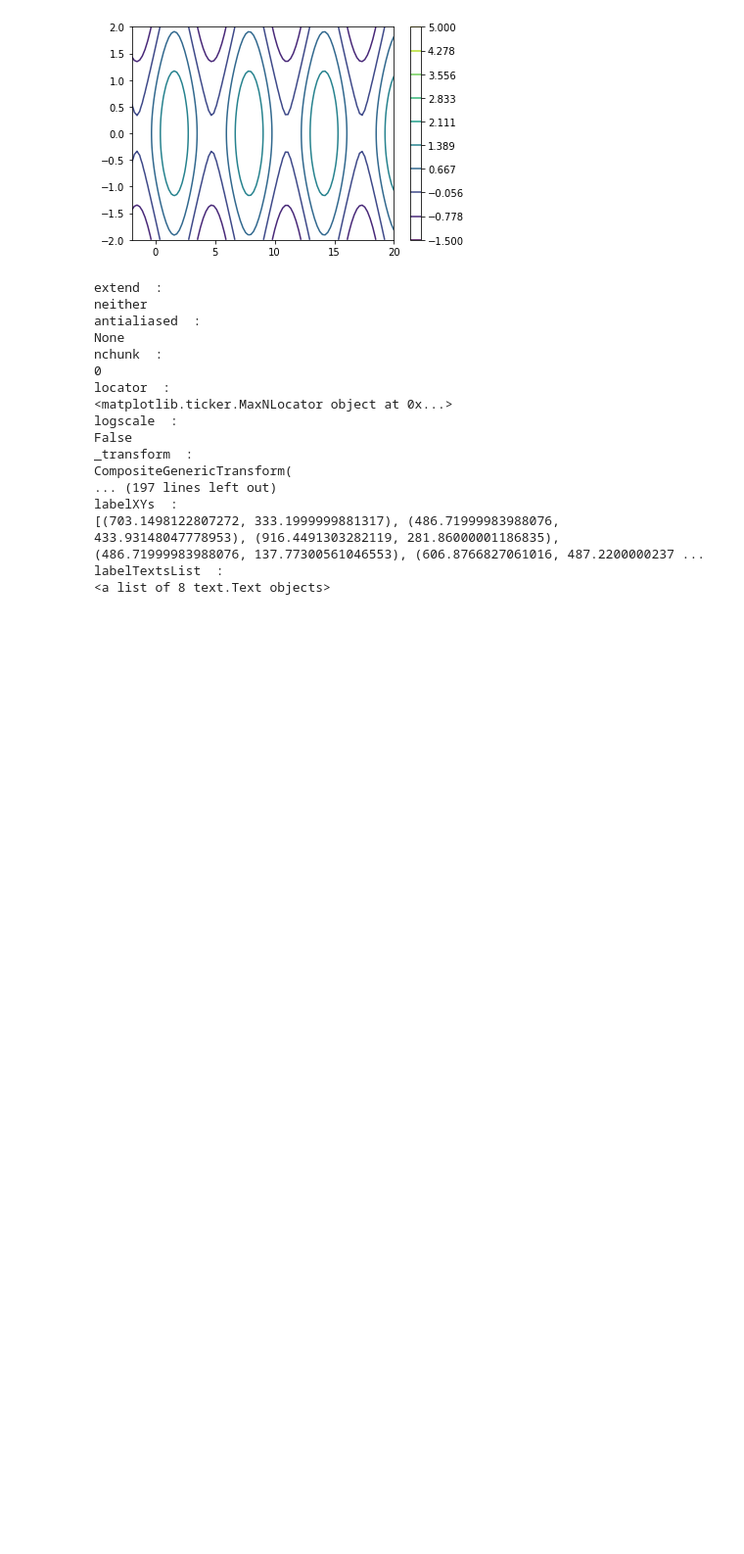
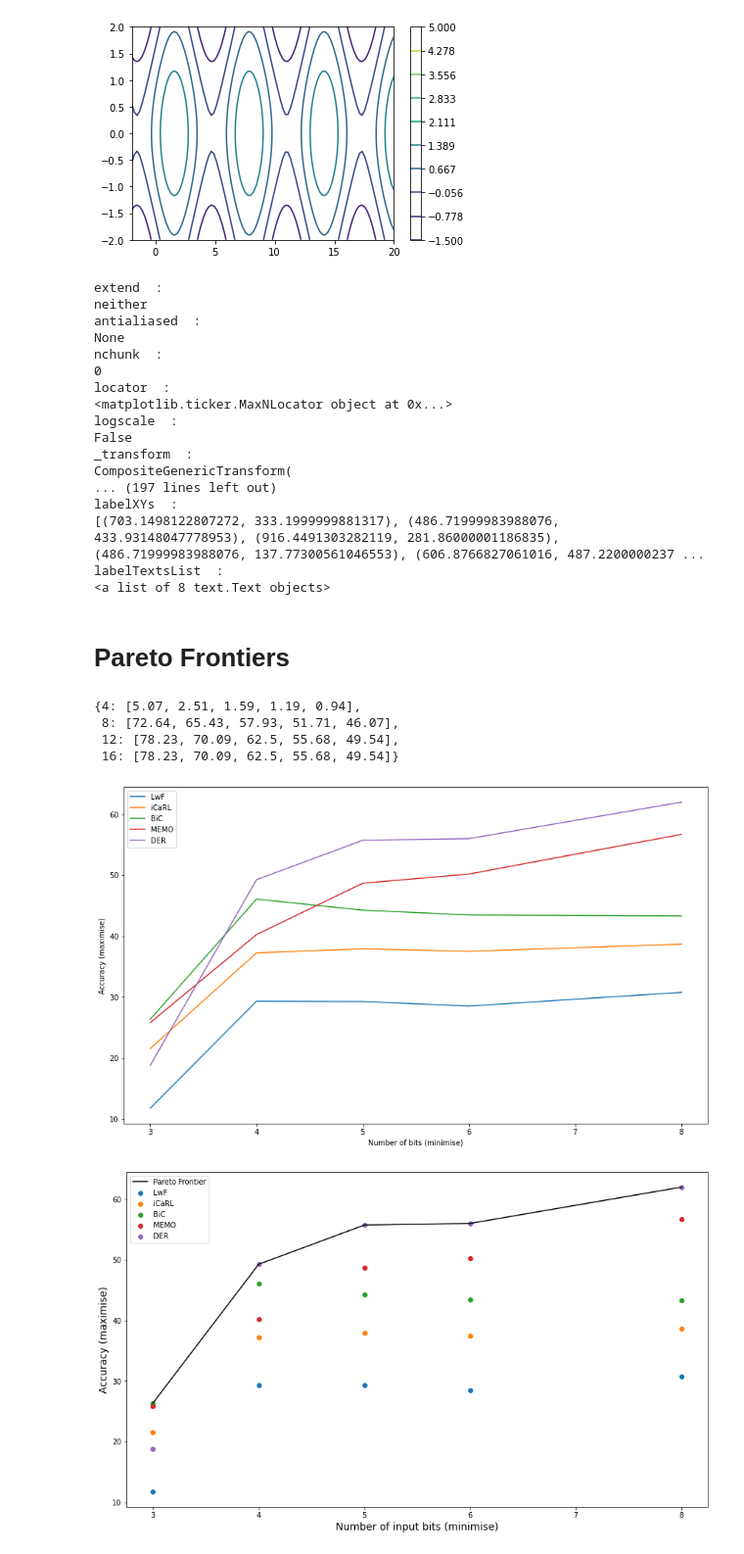
Before and after one commit to Intelligent-Microsystems-Lab/QuantizedCIL, a Jupyter notebook: figures/plotting.ipynb, the cells around one changed output. Shown at 98% size. Drawn from its saved outputs; the diff is of its cells as text; code cells hidden in the pictures; blank space fills up the shorter version.

Commit message:
normal - quick plotting

```diff
--- a/figures/plotting.ipynb
+++ b/figures/plotting.ipynb
@@ -2920,3 +2951,66 @@ labelXYs  :
 [(703.1498122807272, 333.1999999881317), (486.71999983988076, 433.93148047778953), (916.4491303282119, 281.86000001186835), (486.71999983988076, 137.77300561046553), (606.8766827061016, 487.2200000237 ...
 labelTextsList  :
 <a list of 8 text.Text objects>
+# %% [markdown]
+# Pareto Frontiers
+# %%
+lwf_bitsweep
+icarl_bitsweep
+bic_bitsweep
+memo_bitsweep
+der_bitsweep
+bic_acc_bitsweep
+# %% [output]
+{4: [5.07, 2.51, 1.59, 1.19, 0.94],
+ 8: [72.64, 65.43, 57.93, 51.71, 46.07],
+ 12: [78.23, 70.09, 62.5, 55.68, 49.54],
+ 16: [78.23, 70.09, 62.5, 55.68, 49.54]}
+# %%
+def get_data_pairs(dic):
+  pairs = []
+  for key in dic.keys():
+    pairs.append((key, dic[key][-1]))
+  return pairs
+
+lwf_pairs = get_data_pairs(lwf_bitsweep)
+icarl_pairs = get_data_pairs(icarl_bitsweep)
+bic_pairs = get_data_pairs(bic_bitsweep)
+memo_pairs = get_data_pairs(memo_bitsweep)
+der_pairs = get_data_pairs(der_bitsweep)
+bic_acc_pairs = get_data_pairs(bic_acc_bitsweep)
+methods = ["LwF", "iCaRL", "BiC", "MEMO", "DER", "BiC-acc"]
+
+# plot datapairs with different colours for different methods
+fig, ax = plt.subplots(nrows=1, ncols=1, figsize=(14.4, 8.5))
+
+for i, pairs in enumerate([lwf_pairs, icarl_pairs, bic_pairs, memo_pairs, der_pairs]):
+  x = [pair[0] for pair in pairs]
+  y = [pair[1] for pair in pairs]
+  ax.plot(x, y, label=methods[i])
+
+ax.legend()
+ax.set_xlabel("Number of bits (minimise)")
+ax.set_ylabel("Accuracy (maximise)")
+plt.show()
+
+# plot datapairs as bubble plot different colours for different methods
+fig, ax = plt.subplots(nrows=1, ncols=1, figsize=(14.4, 8.5))
+max_line = {}
+for i, pairs in enumerate([lwf_pairs, icarl_pairs, bic_pairs, memo_pairs, der_pairs]):
+  x = [pair[0] for pair in pairs]
+  y = [pair[1] for pair in pairs]
+  ax.scatter(x, y, label=methods[i])
+
+  for pair in zip(x, y):
+    if pair[0] not in max_line:
+      max_line[pair[0]] = pair[1]
+    else:
+      max_line[pair[0]] = max(max_line[pair[0]], pair[1])
+ax.plot(max_line.keys(), max_line.values(), label="Pareto Frontier", color="black")#
+ax.legend()
+ax.set_xlabel("Number of input bits (minimise)", fontsize=fontsize)
+ax.set_ylabel("Accuracy (maximise)", fontsize=fontsize)
+plt.show()
+# %% [output]
+[figure, added]
+[figure, added]
```
Also changed, not shown: parts of 10 cells of this notebook, 1 other file.
